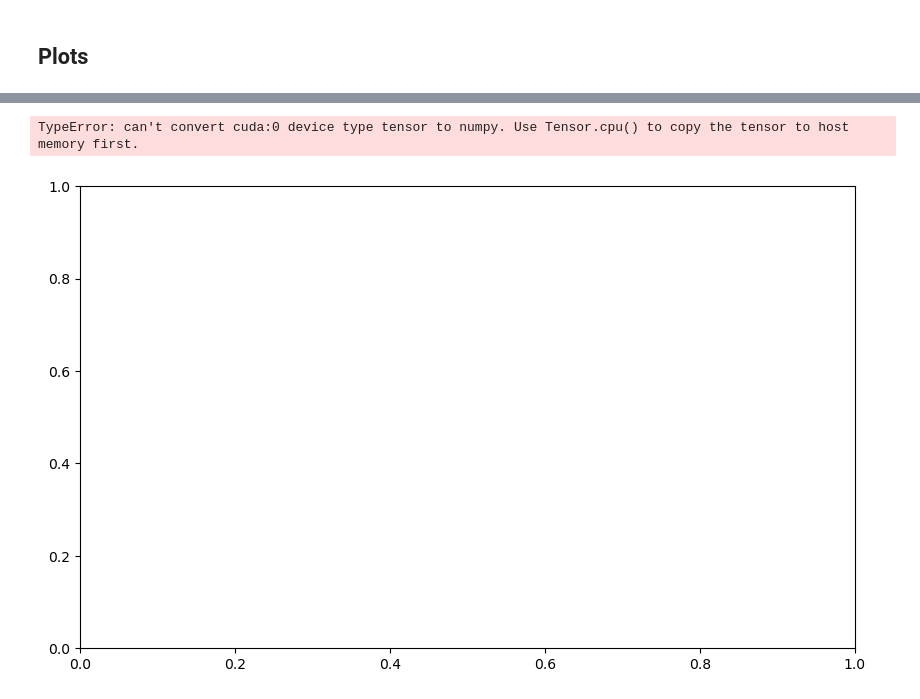
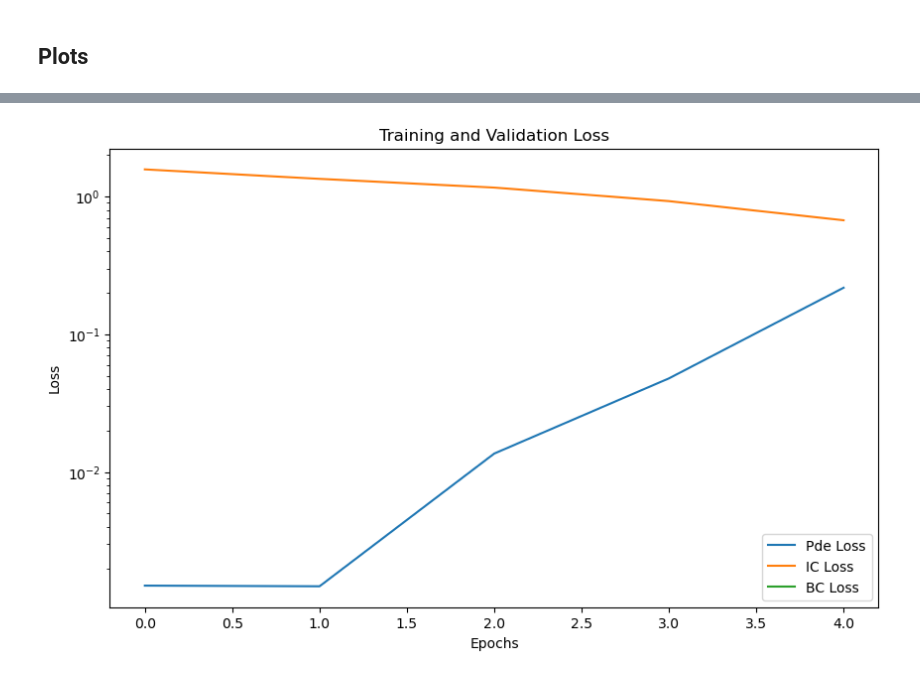
Before and after one commit to radhikrammohan/1D_HT_Pinn, a Jupyter notebook: Data-prep/PINN/MushyZone-PINN/Pinn-Mush/Non-Spartan/all_data/Scaled/Pinn-PD+IC1.ipynb, the cells around one changed output, grey strips where cells are left out. Saved outputs shown, nothing was run; the diff lists cells and outputs as text; code cells hidden in the pictures.

```diff
--- a/Data-prep/PINN/MushyZone-PINN/Pinn-Mush/Non-Spartan/all_data/Scaled/Pinn-PD+IC1.ipynb
+++ b/Data-prep/PINN/MushyZone-PINN/Pinn-Mush/Non-Spartan/all_data/Scaled/Pinn-PD+IC1.ipynb
@@ -488,7 +436,7 @@ test_dataset_bc_r = TensorDataset(test_inputs_bc_r, test_temp_inp_bc_r) # Create
 
 
 batch_size = 64
-batch_size_s =1000
+batch_size_s =256
 
 random_sampler_train = RandomSampler(train_dataset, replacement=True, num_samples=batch_size_s) # Create a random sampler for the training dataset
 # random_sampler_val = RandomSampler(val_dataset, replacement=True, num_samples=batch_size) # Create a random sampler for the validation dataset
@@ -563,14 +511,14 @@ class Mushydata(nn.Module):
 ### Hyperparamters Init
 # %%
 # Hyperparameters
-hidden_size = 50
+hidden_size = 20
 learning_rate = 0.01
-epochs = 5000
+epochs = 5
 # alpha = 0.01  # Adjust this value based on your problem
 # boundary_value = 313.0
 # initial_value = init_temp
 # Initialize the model
-model = Mushydata(input_size=2, hidden_size=hidden_size,output_size=1,hidden_layers=5,hidden_layers_2=5).to(device)
+model = Mushydata(input_size=2, hidden_size=hidden_size,output_size=1,hidden_layers=2,hidden_layers_2=2).to(device)
 lambd = 0.1
 
 # Optimizer
@@ -634,6 +582,8 @@ def training_loop(epochs, model, loss_fn_data, optimizer, train_dataloader,train
 
             # Forward pass
             u_pred = model(inputs[:,0].unsqueeze(1), inputs[:,1].unsqueeze(1)).to(device)                       # Get the predictions
+                                  # Get the predictions
+
             u_initl = model(inputs_init[:,0].unsqueeze(1), inputs_init[:,1].unsqueeze(1)).to(device)                       # Get the predictions
 
             u_left = model(inputs_b_l[:,0].unsqueeze(1), inputs_b_l[:,1].unsqueeze(1)).to(device)               # Left boundary of the temperature
@@ -642,10 +592,10 @@ def training_loop(epochs, model, loss_fn_data, optimizer, train_dataloader,train
             # Loss calculation
             data_loss = loss_fn_data(u_pred, temp_inp)                                              # Calculate the data loss
 
-            phy_loss = pde_loss(model,inputs[:,0].unsqueeze(1),inputs[:,1].unsqueeze(1))             # Calculate the PDE loss
+            phy_loss = pde_loss(model,inputs_pde[:,0].unsqueeze(1),inputs_pde[:,1].unsqueeze(1),T_St,T_Lt)             # Calculate the PDE loss
             # pd_loss = 0
 
-            init_loss = ic_loss(u_initl,temp_init)
+            init_loss = ic_loss(u_initl,temp_init_t)
                                                              # Calculate initial condition loss
             # initc_loss =0                                                      # Calculate initial condition loss
 
@@ -656,10 +606,10 @@ def training_loop(epochs, model, loss_fn_data, optimizer, train_dataloader,train
             # l1_regularization_loss = l1_regularization(model, lambda_l1)                      # Calculate the L1 regularization loss
             # loss = data_loss  + pd_loss + initc_loss + bc_loss                                              # Calculate the total loss
             w0 = 1
-            w1 = 0
+            w1 = 1
             w2 = 1
             w3 = 0
-            loss = data_loss
+            loss = w0 * data_loss + w1 * phy_loss + w2 * init_loss + w3 * bc_loss
             # print(loss)
                                                                          # Calculate the total loss
             # Backpropagation
@@ -676,21 +626,7 @@ def training_loop(epochs, model, loss_fn_data, optimizer, train_dataloader,train
             # bc_losses.append(bc_loss.item())
 
 
-        # model.eval()
-        # test_loss = 0
-        # test_accuracy = 0
-        # with torch.no_grad():
-        #     for batch in test_dataloader:
-        #         inputs, temp_inp= batch
-        #         inputs, temp_inp= inputs.to(device), temp_inp.to(device)
-        #         u_pred = model(inputs[:,0].unsqueeze(1), inputs[:,1].unsqueeze(1))
-        #         data_loss = loss_fn_data(u_pred, temp_inp)
-        #         # l1_regularization_loss = l1_regularization(model, lambd)
-        #         # loss = data_loss  + l1_regularization_loss
-        #         loss = data_loss
-        #         test_accuracy = accuracy(u_pred, temp_inp)
-        #         test_loss += loss.item()
-        #     test_losses.append(test_loss)
+
 
         train_losses.append(train_loss /len(train_dataloader))                                                   # Append the training loss to the list of training losses
 
@@ -808,18 +745,23 @@ plt.show()
 # %%
+data_losses = [data_losses.cpu().detach().numpy() for data_losses in data_losses]
+pde_losses = [pde_losses.cpu().detach().numpy() for pde_losses in pde_losses]
+ic_losses = [ic_losses.cpu().detach().numpy() for ic_losses in ic_losses]
+bc_losses = [bc_losses.cpu().detach().numpy() for bc_losses in bc_losses]
+
+
 plt.figure(figsize=(10, 6))
-plt.plot(data_losses, label='Data Loss')
+# plt.plot(data_losses, label='Data Loss')
 plt.plot(pde_losses, label='Pde Loss')
 plt.plot(ic_losses, label='IC Loss')
 plt.plot(bc_losses, label='BC Loss')
 plt.xlabel('Epochs')
 plt.ylabel('Loss')
 plt.yscale('log')
 plt.title('Training and Validation Loss')
 plt.legend()
 plt.show()
 # %% [output]
-TypeError: can't convert cuda:0 device type tensor to numpy. Use Tensor.cpu() to copy the tensor to host memory first.
-[figure, old version]
+[figure, new version]
 # %%
 space_coord, time_coord = np.meshgrid(np.arange(t_hist.shape[1]), np.arange(t_hist.shape[0]))
 
```
Also changed, not shown: parts of 9 cells of this notebook, 4 other files.
